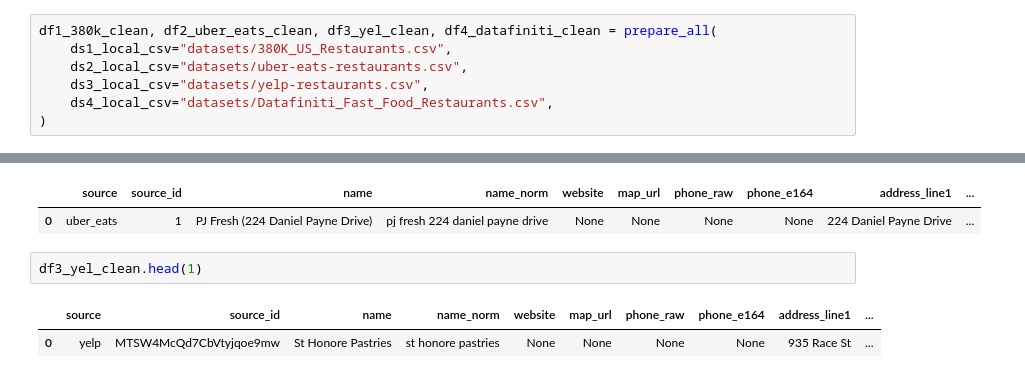
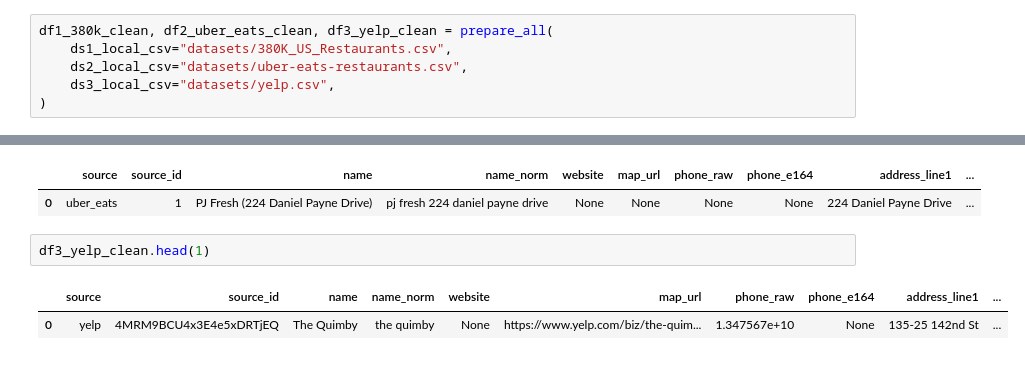
Before and after one commit to gdebus/data-integration-team-project, a Jupyter notebook: USA-Restaurants.ipynb, the cells around one changed output, grey strips where cells are left out. Drawn from its saved outputs; the diff is of its cells as text.

Commit message:
Evaluated on new yelp dataset

```diff
--- a/USA-Restaurants.ipynb
+++ b/USA-Restaurants.ipynb
@@ -571,9 +465,8 @@ def prepare_all(
 # %%
-df1_380k_clean, df2_uber_eats_clean, df3_yel_clean, df4_datafiniti_clean = prepare_all(
+df1_380k_clean, df2_uber_eats_clean, df3_yelp_clean = prepare_all(
     ds1_local_csv="datasets/380K_US_Restaurants.csv",
     ds2_local_csv="datasets/uber-eats-restaurants.csv",
-    ds3_local_csv="datasets/yelp-restaurants.csv",
-    ds4_local_csv="datasets/Datafiniti_Fast_Food_Restaurants.csv",
+    ds3_local_csv="datasets/yelp.csv",
 )
 # %%
 df1_380k_clean.head(1)
@@ -586,7 +479,7 @@ df2_uber_eats_clean.head(1)
 |  | source | source_id | name | name_norm | website | map_url | phone_raw | phone_e164 | address_line1 | ... |
 | 0 | uber_eats | 1 | PJ Fresh (224 Daniel Payne Drive) | pj fresh 224 daniel payne drive | None | None | None | None | 224 Daniel Payne Drive | ... |
 # %%
-df3_yel_clean.head(1)
+df3_yelp_clean.head(1)
 # %% [output]
 |  | source | source_id | name | name_norm | website | map_url | phone_raw | phone_e164 | address_line1 | ... |
-| 0 | yelp | MTSW4McQd7CbVtyjqoe9mw | St Honore Pastries | st honore pastries | None | None | None | None | 935 Race St | ... |
+| 0 | yelp | 4MRM9BCU4x3E4e5xDRTjEQ | The Quimby | the quimby | None | https://www.yelp.com/biz/the-quim... | 1.347567e+10 | None | 135-25 142nd St | ... |
```
Also changed, not shown: parts of 7 cells of this notebook.
